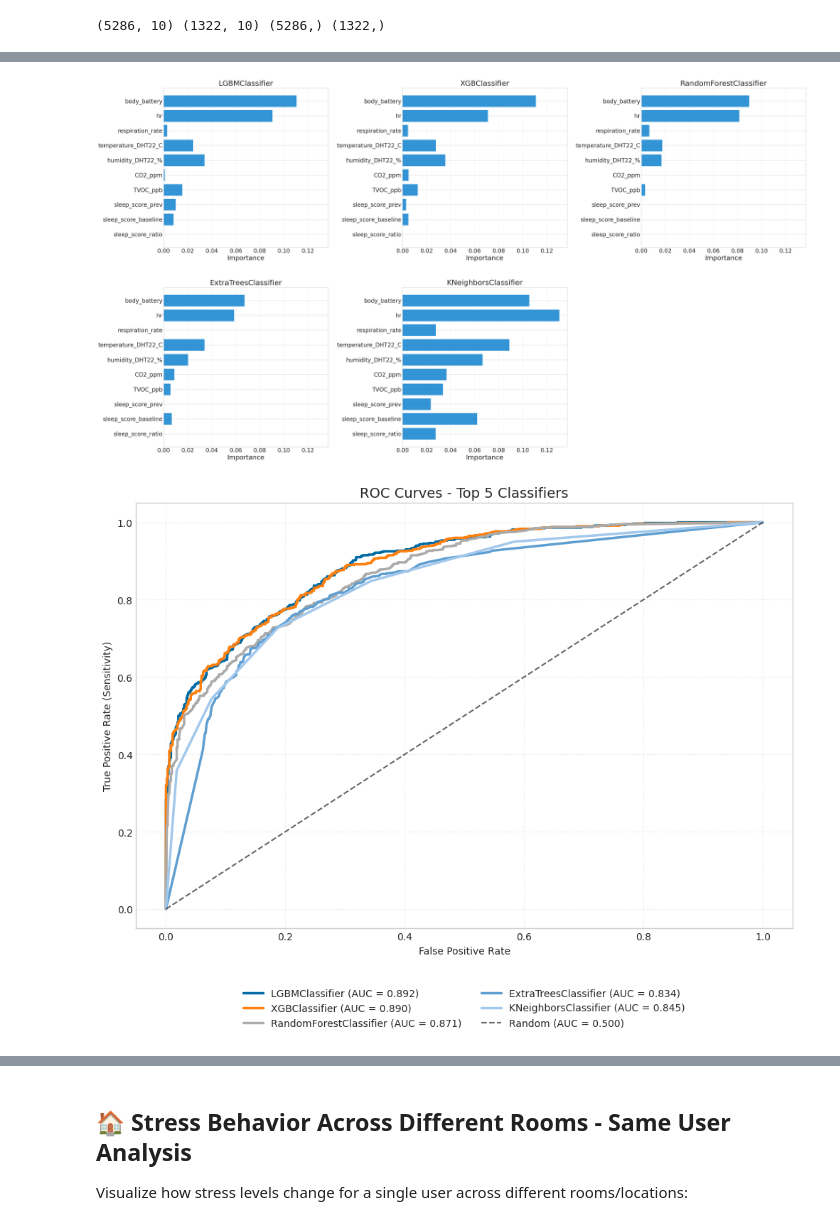
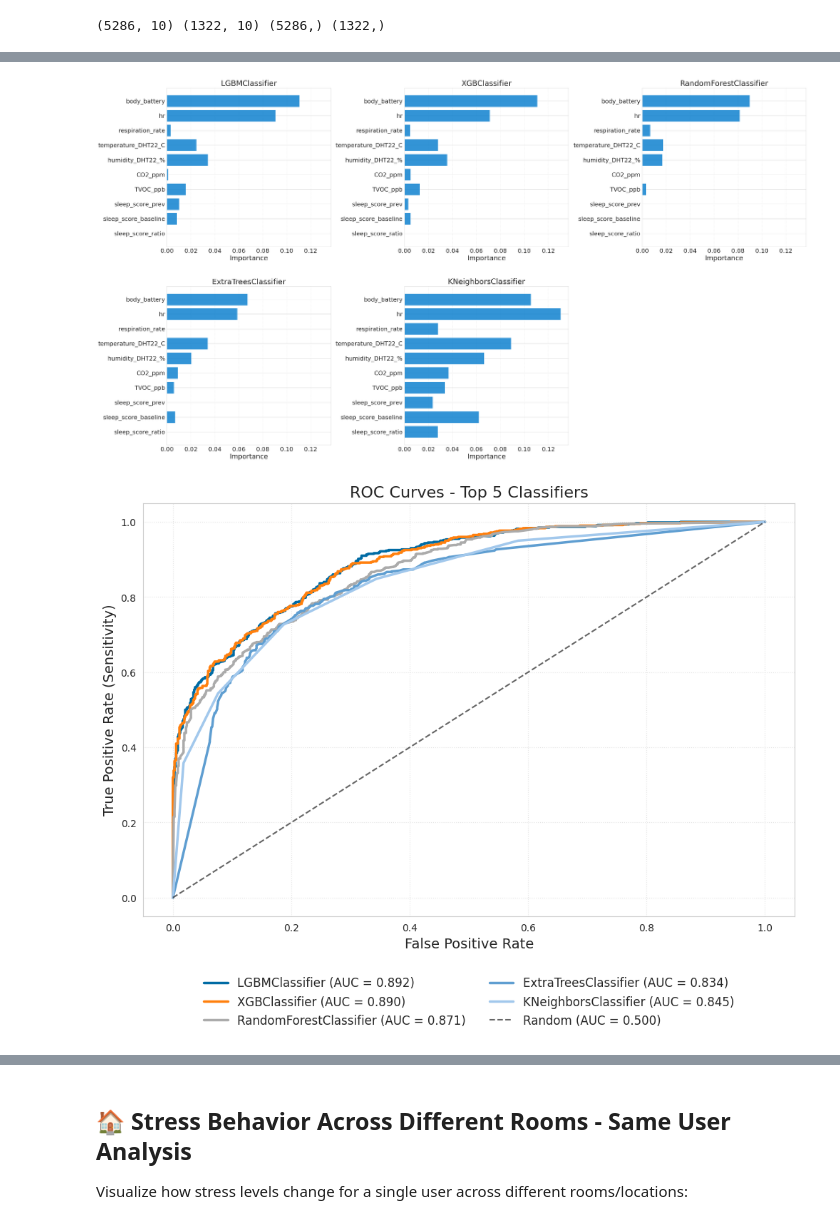
Before and after one commit to ClaudiaGalantino/eda-architecture, a Jupyter notebook: data_analysis/notebooks/model_training_classification.ipynb, the cells around one changed output, grey strips where cells are left out. Saved outputs shown, nothing was run; the diff lists cells and outputs as text; code cells hidden in the pictures.

```diff
--- a/data_analysis/notebooks/model_training_classification.ipynb
+++ b/data_analysis/notebooks/model_training_classification.ipynb
@@ -480,7 +480,7 @@ for idx, model_name in enumerate(top_5_models):
     cm = confusion_matrix(y_test, y_pred)
 
     sns.heatmap(cm, annot=True, fmt='d', cmap='Blues', ax=axes[idx], cbar=False)
-    axes[idx].set_title(model_name, fontsize=10)
+    axes[idx].set_title(model_name, fontsize=12)
     axes[idx].set_ylabel('True Label')
     axes[idx].set_xlabel('Predicted Label')
 
@@ -586,12 +586,12 @@ top_N_models = scores.head(N).index.tolist()
 sns.set_style("whitegrid")
 plt.rcParams['font.family'] = 'sans-serif'
 
-fig, axes = plt.subplots(2, 3, figsize=(35, 19))
+fig, axes = plt.subplots(2, 3, figsize=(37, 20))
 axes = axes.flatten()
 
-title_size = 26
-label_size = 23
-tick_size = 20
+title_size = 28
+label_size = 25
+tick_size = 22
 bar_color = "#007ACC"
 
 # Harmonize the scales
@@ -630,7 +630,7 @@ plt.subplots_adjust(hspace=0.25, wspace=0.45)
 plt.savefig((os.path.join(str(save_path), f'top_{N}_models_feature_importance.pdf')), dpi=300, bbox_inches='tight')
 plt.show()
 # %% [output]
-[figure, old version]
+[figure, new version]
 # %%
 from sklearn.metrics import roc_curve, auc
 
@@ -652,38 +652,38 @@ for idx, model_name in enumerate(top_N_models):
 
     # Probability/Decision Function handling
     if hasattr(model, "predict_proba"):
         y_pred_proba = model.predict_proba(X_test)[:, 1]
     elif hasattr(model, "decision_function"):
         # Handle decision_function (e.g., SVM/Linear models)
         y_pred_proba = model.decision_function(X_test)
     else:
         continue
 
     fpr, tpr, _ = roc_curve(y_test, y_pred_proba)
     roc_auc = auc(fpr, tpr)
 
     # Use modulo just in case N > length of contrast_indices
     ax.plot(fpr, tpr,
             label=f'{model_name} (AUC = {roc_auc:.3f})',
             color=colors_roc[idx % len(colors_roc)],
             linewidth=2.5) # Slightly thicker for better visibility
 
 # 4. Baseline and Formatting
 ax.plot([0, 1], [0, 1], color='black', linestyle='--', alpha=0.6, label='Random (AUC = 0.500)')
 
-ax.set_xlabel('False Positive Rate')
-ax.set_ylabel('True Positive Rate (Sensitivity)')
-ax.set_title('ROC Curves - Top 5 Classifiers', fontsize=14)
+ax.set_xlabel('False Positive Rate', fontsize=14)
+ax.set_ylabel('True Positive Rate (Sensitivity)', fontsize=14)
+ax.set_title('ROC Curves - Top 5 Classifiers', fontsize=16)
 
 # Keeping dimensions and location strictly as requested
-ax.legend(loc='upper center', bbox_to_anchor=(0.5, -0.12), ncol=2, frameon=False)
+ax.legend(loc='upper center', bbox_to_anchor=(0.5, -0.12), ncol=2, frameon=False, fontsize=12)
 ax.grid(True, linestyle=':', alpha=0.5)
 
 plt.tight_layout()
 plt.savefig((os.path.join(str(save_path), f'top_{N}_models_roc_curves.pdf')), dpi=300, bbox_inches='tight')
 plt.show()
 # %% [output]
-[figure, old version]
+[figure, new version]
 # %%
 from sklearn.metrics import precision_recall_curve, average_precision_score
 
```
Also changed, not shown: parts of 12 cells of this notebook.
